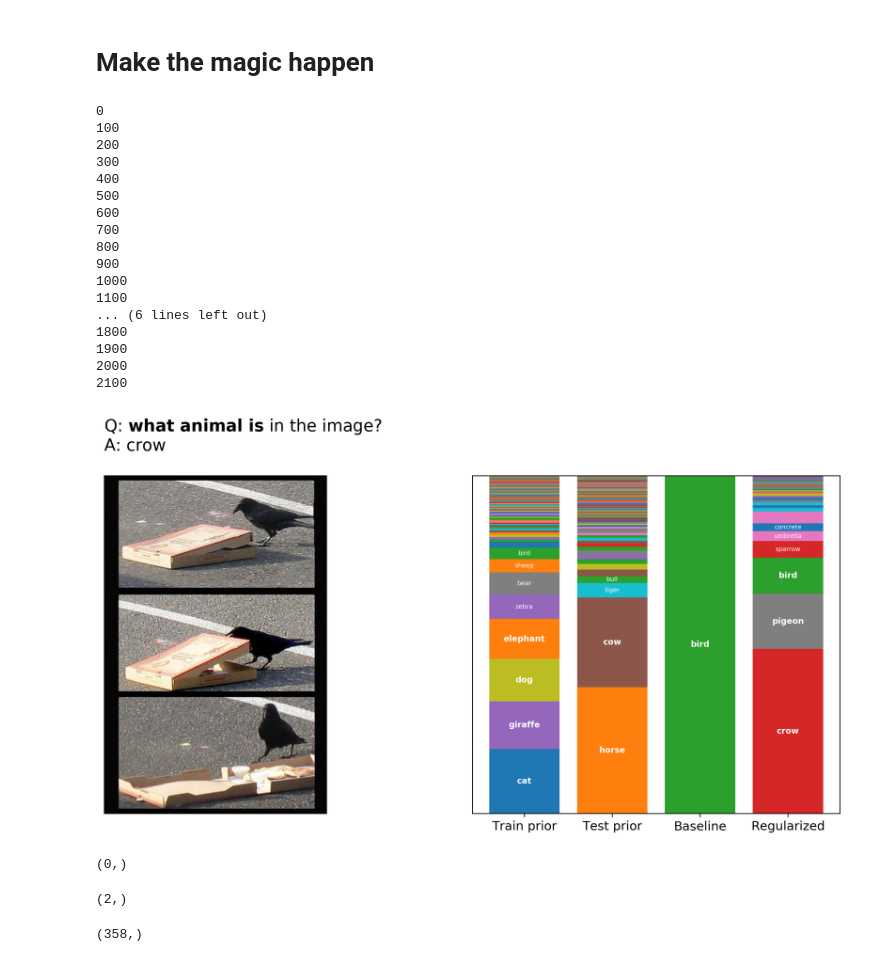
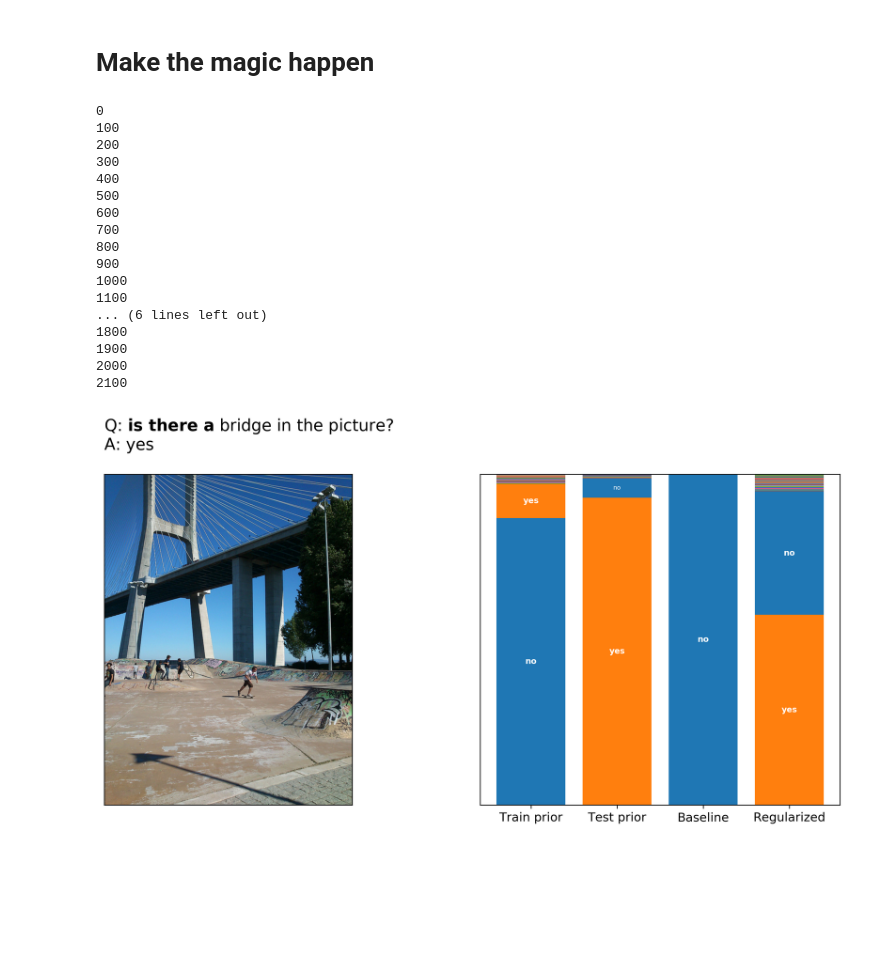
Before and after one commit to gabegrand/adversarial-vqa, a Jupyter notebook: viz.ipynb, the cells around one changed output. Saved outputs shown, nothing was run; the diff lists cells and outputs as text; code cells hidden in the pictures; blank space fills up the shorter version.

```diff
--- a/viz.ipynb
+++ b/viz.ipynb
@@ -112,7 +112,7 @@ imdb does not contain ground-truth layout
 Loading model and config ...
 => Loaded testset: 125314 examples
 # %%
-qtype = 'what animal is'
+qtype = 'is there a'
 dataset_filtered = filter_dataset(dataset_test, qtype, test_type_to_qids)
 len(dataset_filtered)
 # %% [output]
@@ -353,8 +336,8 @@ def plot_comparison(dist1, dist2, dist3, dist4):
 # %% [markdown]
 # Make the magic happen
 # %%
-QTYPE = 'what animal is'
-QNUM = 331
+QTYPE = 'is there a'
+QNUM = 56
 
 trainsplit_prior = get_qtype_prior(QTYPE, trainsplit_types)
 test_prior = get_qtype_prior(QTYPE, test_types)
@@ -381,47 +364,41 @@ txt = 'Q: ' + r"$\bf{" + qquoted + "}$" + qrest + '\nA: ' + answer + '\n'
 fig = plot_comparison(trainsplit_prior, test_prior, baseline_dist, regularized_dist)
 
 fig.add_subplot(121)
 ax = plt.gca()
 
 plt.title(txt, FontSize=16, horizontalalignment='left', x=0.0)
 
 ax.get_xaxis().set_visible(False)
 ax.axes.get_yaxis().set_visible(False)
 
 img = mpimg.imread(os.path.join(image_path, image_name + '.jpg'))
 imgplot = ax.imshow(img, interpolation='bilinear')
 # %% [output]
 0
 100
 200
 300
 400
 500
 600
 700
 800
 900
 1000
 1100
 ... (6 lines left out)
 1800
 1900
 2000
 2100
-[figure, old version]
+[figure, new version]
 # %%
 A = np.array(baseline_info['valid_answers'][0])
 ii = np.where(A == 'yes')[0]
 ii.shape
-# %% [output]
-(0,)
 # %%
 np.where(np.array(baseline_answers)[ii] == 'yes')[0].shape
-# %% [output]
-(2,)
 # %%
 np.where(np.array(regularized_answers)[ii] == 'yes')[0].shape
-# %% [output]
-(358,)
 # %%
 baseline_info['valid_answers']
```
Also changed, not shown: parts of 9 cells of this notebook.
